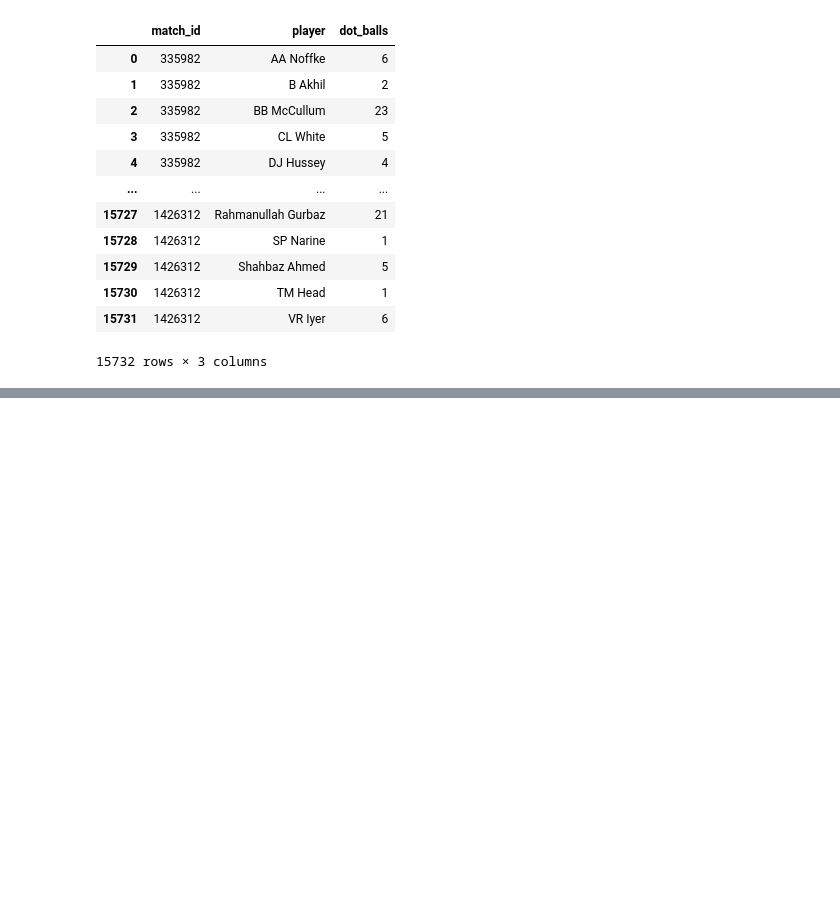
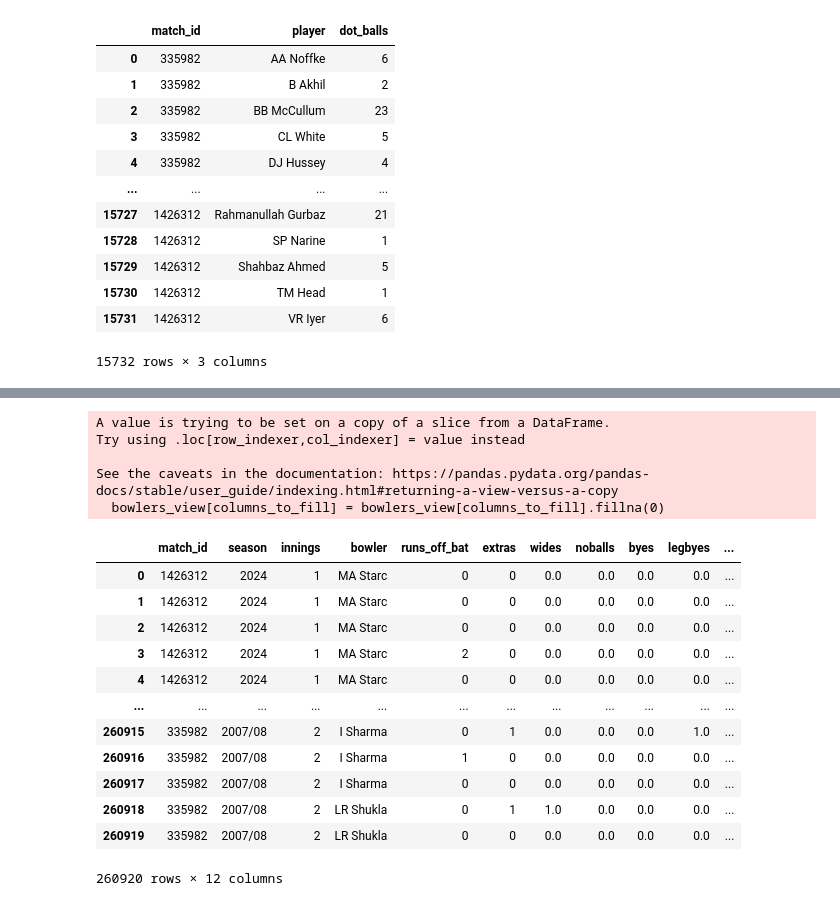
Before and after one commit to NIRANJANGOPALAN/IPL_player_analysis, a Jupyter notebook: IPL_workbook.ipynb, the cells around one changed output, grey strips where cells are left out. Cells and saved outputs as stored; diff of their text form; code cells hidden in the pictures; blank space fills up the shorter version.

Commit message:
added bowlers data

```diff
--- a/IPL_workbook.ipynb
+++ b/IPL_workbook.ipynb
@@ -150,0 +160,4 @@ player_runs_sum
+# %%
+bowler_df = df
+bowler_df.head(
+)
@@ -150,0 +192,2 @@ player_runs_sum
+# %%
+bowlers_view = bowler_df[['match_id', 'season', 'innings', 'bowler', 'runs_off_bat', 'extras', 'wides', 'noballs', 'byes', 'legbyes', 'penalty', 'wicket_type']]
@@ -150,0 +203,28 @@ player_runs_sum
+# %%
+# Fill missing values with 0
+columns_to_fill = ['wides', 'noballs', 'byes', 'legbyes', 'penalty']
+bowlers_view[columns_to_fill] = bowlers_view[columns_to_fill].fillna(0)
+# Select columns
+# bolwers_view_filled = bolwers_view[['match_id', 'season', 'innings', 'bowler', 'runs_off_bat', 'extras', 'wides', 'noballs', 'byes', 'legbyes', 'penalty', 'wicket_type']]
+# %% [output]
+A value is trying to be set on a copy of a slice from a DataFrame.
+Try using .loc[row_indexer,col_indexer] = value instead
+
+See the caveats in the documentation: https://pandas.pydata.org/pandas-docs/stable/user_guide/indexing.html#returning-a-view-versus-a-copy
+  bowlers_view[columns_to_fill] = bowlers_view[columns_to_fill].fillna(0)
+# %%
+bowlers_view
+# %% [output]
+|  | match_id | season | innings | bowler | runs_off_bat | extras | wides | noballs | byes | legbyes | ... |
+| 0 | 1426312 | 2024 | 1 | MA Starc | 0 | 0 | 0.0 | 0.0 | 0.0 | 0.0 | ... |
+| 1 | 1426312 | 2024 | 1 | MA Starc | 0 | 0 | 0.0 | 0.0 | 0.0 | 0.0 | ... |
+| 2 | 1426312 | 2024 | 1 | MA Starc | 0 | 0 | 0.0 | 0.0 | 0.0 | 0.0 | ... |
+| 3 | 1426312 | 2024 | 1 | MA Starc | 2 | 0 | 0.0 | 0.0 | 0.0 | 0.0 | ... |
+| 4 | 1426312 | 2024 | 1 | MA Starc | 0 | 0 | 0.0 | 0.0 | 0.0 | 0.0 | ... |
+| ... | ... | ... | ... | ... | ... | ... | ... | ... | ... | ... | ... |
+| 260915 | 335982 | 2007/08 | 2 | I Sharma | 0 | 1 | 0.0 | 0.0 | 0.0 | 1.0 | ... |
+| 260916 | 335982 | 2007/08 | 2 | I Sharma | 1 | 0 | 0.0 | 0.0 | 0.0 | 0.0 | ... |
+| 260917 | 335982 | 2007/08 | 2 | I Sharma | 0 | 0 | 0.0 | 0.0 | 0.0 | 0.0 | ... |
+| 260918 | 335982 | 2007/08 | 2 | LR Shukla | 0 | 1 | 1.0 | 0.0 | 0.0 | 0.0 | ... |
+| 260919 | 335982 | 2007/08 | 2 | LR Shukla | 0 | 0 | 0.0 | 0.0 | 0.0 | 0.0 | ... |
+260920 rows × 12 columns
```
Also changed, not shown: parts of 14 cells of this notebook, 2 other files.
